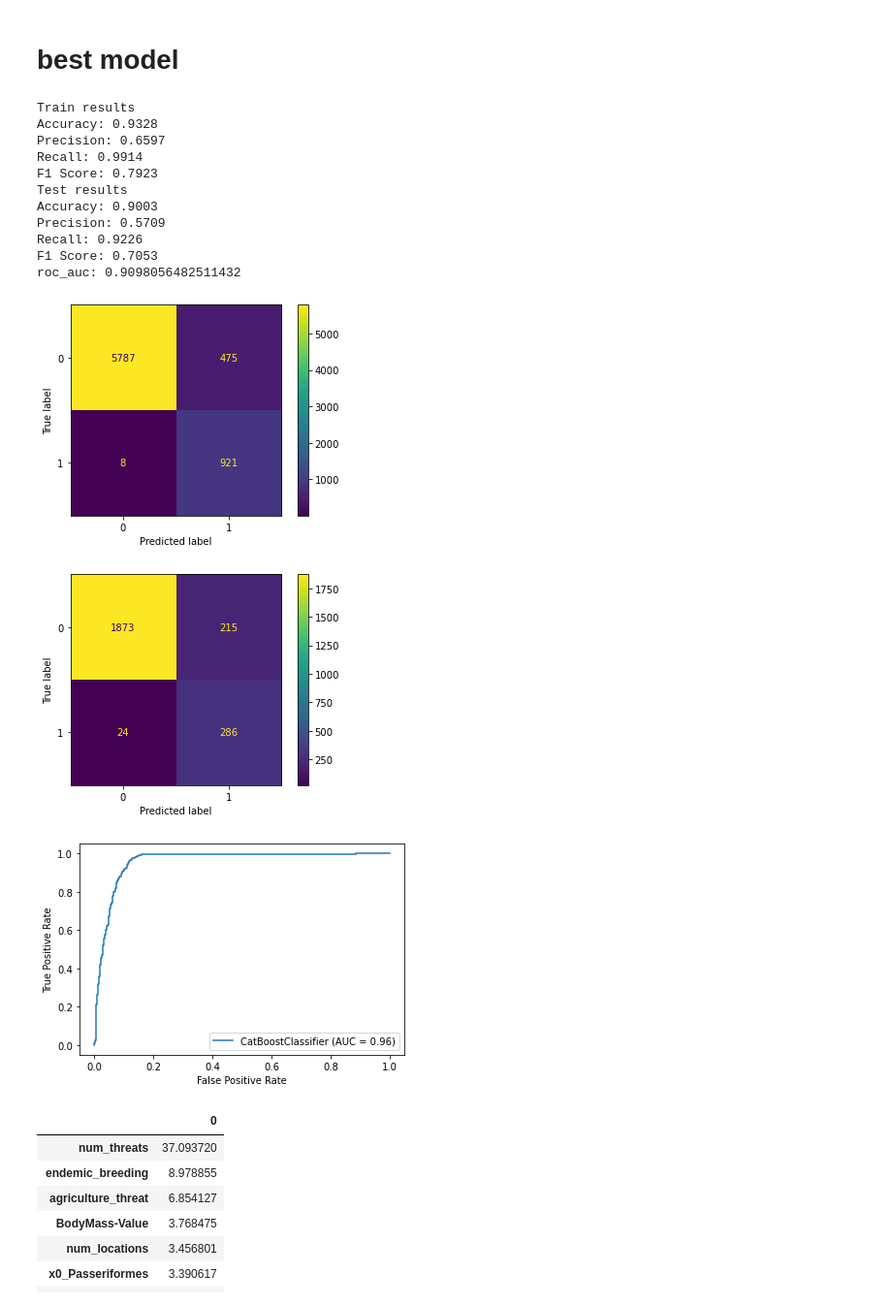
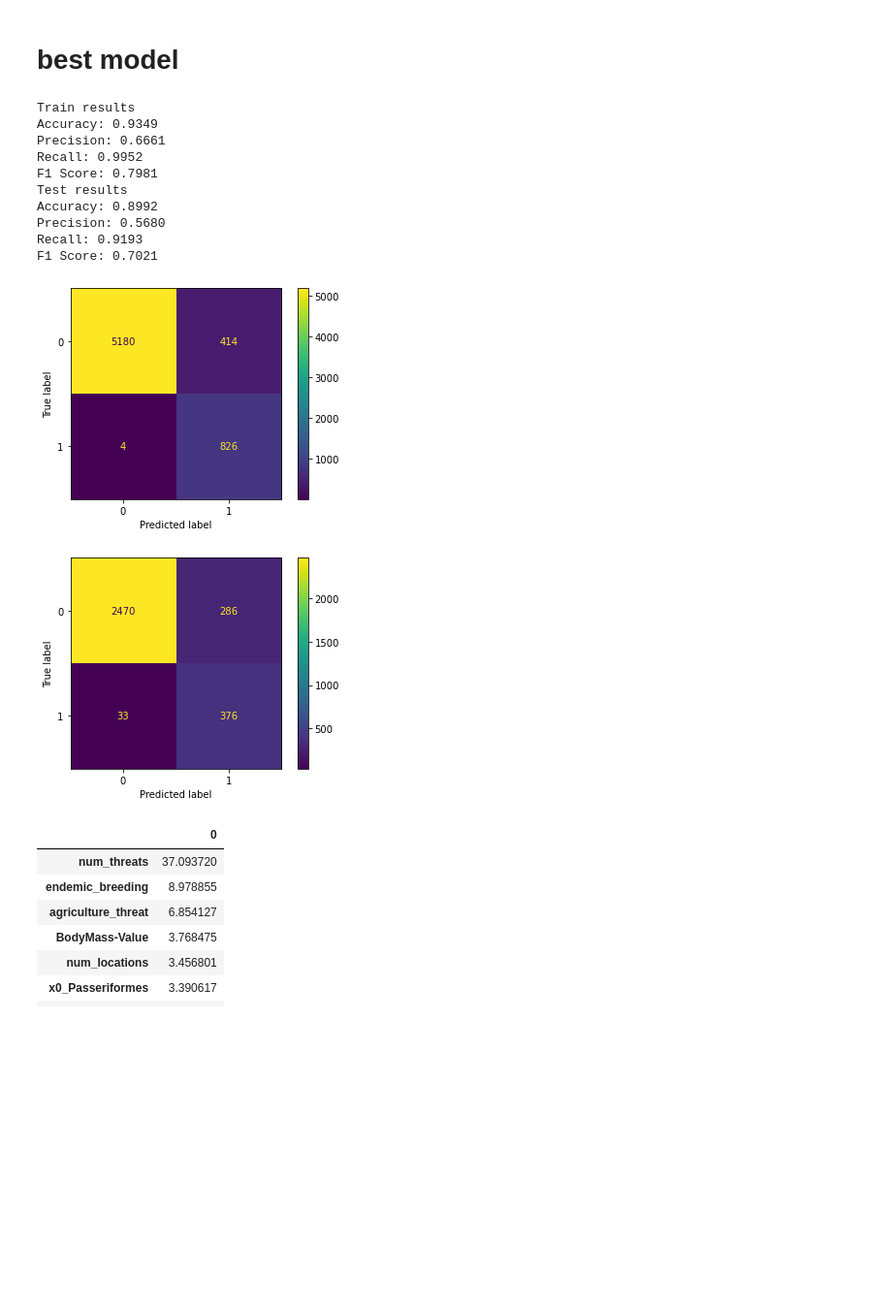
Before and after one commit to CGPinDC/Bird-Classification-Project, a Jupyter notebook: notebooks/crystal/Decision_Tree_Models.ipynb, the cells around one changed output. Shown at 97% size. Cells and saved outputs as stored; diff of their text form; code cells hidden in the pictures; blank space fills up the shorter version.

```diff
--- a/notebooks/crystal/Decision_Tree_Models.ipynb
+++ b/notebooks/crystal/Decision_Tree_Models.ipynb
@@ -69,7 +70,7 @@ X = df.drop(columns='threatened')
 y = df['threatened']
 
 X_train, X_test, y_train, y_test = train_test_split(X, y,
-                                                    test_size=0.33,
+                                                    #test_size=0.33,
                                                     random_state=42,
                                                     stratify=y)
 # %% [markdown]
@@ -1289,33 +1288,31 @@ X_train.replace({0: int(0)}, inplace=True)
 # %%
 clf = CatBoostClassifier(
     iterations=100,
     random_seed=42,
     learning_rate=0.1,
     custom_loss='Recall',
     max_depth = 7,
-    class_weights=(1,3.5),
-
+    class_weights=(1,4),
+    cat_features=cat_features
 )
-#cat_features=cat_features
+#
 
 clf.fit(X_train, y_train, verbose=False)
 
-model_evaluation(clf)
+model_evaluation(clf, roc=False)
 # %% [output]
 Train results
-Accuracy: 0.9328
-Precision: 0.6597
-Recall: 0.9914
-F1 Score: 0.7923
+Accuracy: 0.9349
+Precision: 0.6661
+Recall: 0.9952
+F1 Score: 0.7981
 Test results
-Accuracy: 0.9003
-Precision: 0.5709
-Recall: 0.9226
-F1 Score: 0.7053
-roc_auc: 0.9098056482511432
+Accuracy: 0.8992
+Precision: 0.5680
+Recall: 0.9193
+F1 Score: 0.7021
-[figure, old version]
+[figure, new version]
-[figure, old version]
+[figure, new version]
-[figure, removed]
 # %%
 #important features
 clf_features = dict(zip(X_train.columns, clf.feature_importances_))
```
Also changed, not shown: parts of 38 cells of this notebook.
